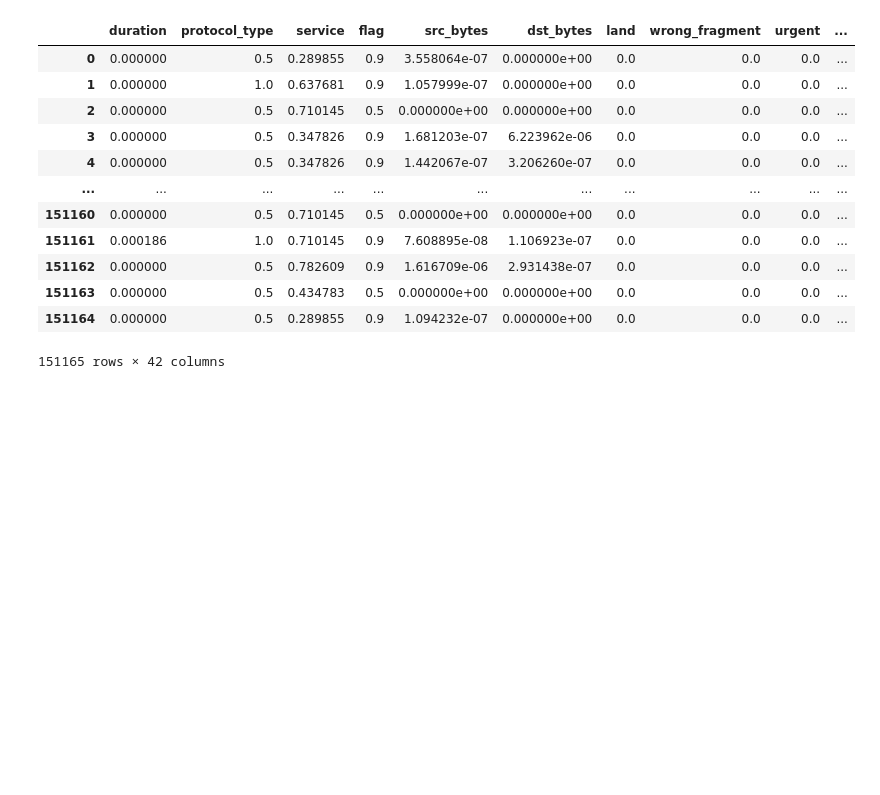
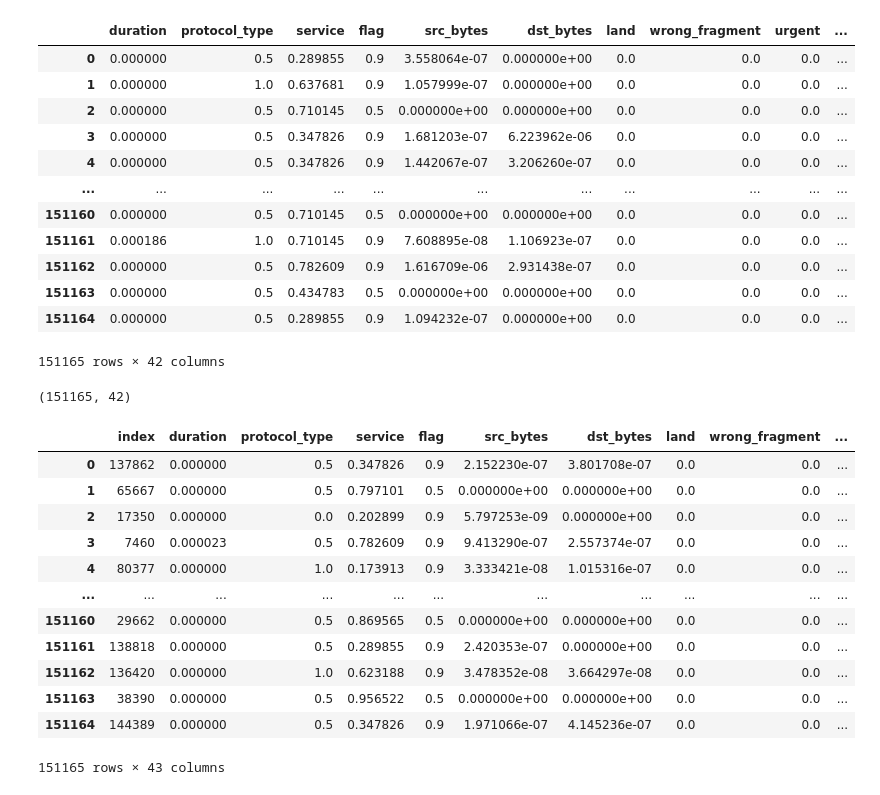
Before and after one commit to SlyPex/Reinforcment_Learning_Network_Agent, a Jupyter notebook: src/data_preprocessing.ipynb, the cells around one changed output. Drawn from its saved outputs; the diff is of its cells as text; code cells hidden in the pictures; blank space fills up the shorter version.

```diff
--- a/src/data_preprocessing.ipynb
+++ b/src/data_preprocessing.ipynb
@@ -86,3 +89,23 @@ with open('Encoders/scaler.pkl', 'wb') as f:
         pkl.dump(scaler, f)
 # %%
 scaled_df.to_csv('../data/nsl_scaled.csv')
+# %%
+scaled_df.shape
+# %% [output]
+(151165, 42)
+# %%
+scaled_df.sample(frac=1).reset_index()
+# %% [output]
+|  | index | duration | protocol_type | service | flag | src_bytes | dst_bytes | land | wrong_fragment | ... |
+| 0 | 137862 | 0.000000 | 0.5 | 0.347826 | 0.9 | 2.152230e-07 | 3.801708e-07 | 0.0 | 0.0 | ... |
+| 1 | 65667 | 0.000000 | 0.5 | 0.797101 | 0.5 | 0.000000e+00 | 0.000000e+00 | 0.0 | 0.0 | ... |
+| 2 | 17350 | 0.000000 | 0.0 | 0.202899 | 0.9 | 5.797253e-09 | 0.000000e+00 | 0.0 | 0.0 | ... |
+| 3 | 7460 | 0.000023 | 0.5 | 0.782609 | 0.9 | 9.413290e-07 | 2.557374e-07 | 0.0 | 0.0 | ... |
+| 4 | 80377 | 0.000000 | 1.0 | 0.173913 | 0.9 | 3.333421e-08 | 1.015316e-07 | 0.0 | 0.0 | ... |
+| ... | ... | ... | ... | ... | ... | ... | ... | ... | ... | ... |
+| 151160 | 29662 | 0.000000 | 0.5 | 0.869565 | 0.5 | 0.000000e+00 | 0.000000e+00 | 0.0 | 0.0 | ... |
+| 151161 | 138818 | 0.000000 | 0.5 | 0.289855 | 0.9 | 2.420353e-07 | 0.000000e+00 | 0.0 | 0.0 | ... |
+| 151162 | 136420 | 0.000000 | 1.0 | 0.623188 | 0.9 | 3.478352e-08 | 3.664297e-08 | 0.0 | 0.0 | ... |
+| 151163 | 38390 | 0.000000 | 0.5 | 0.956522 | 0.5 | 0.000000e+00 | 0.000000e+00 | 0.0 | 0.0 | ... |
+| 151164 | 144389 | 0.000000 | 0.5 | 0.347826 | 0.9 | 1.971066e-07 | 4.145236e-07 | 0.0 | 0.0 | ... |
+151165 rows × 43 columns
```
Also changed, not shown: parts of 2 cells of this notebook, 2 other files.
